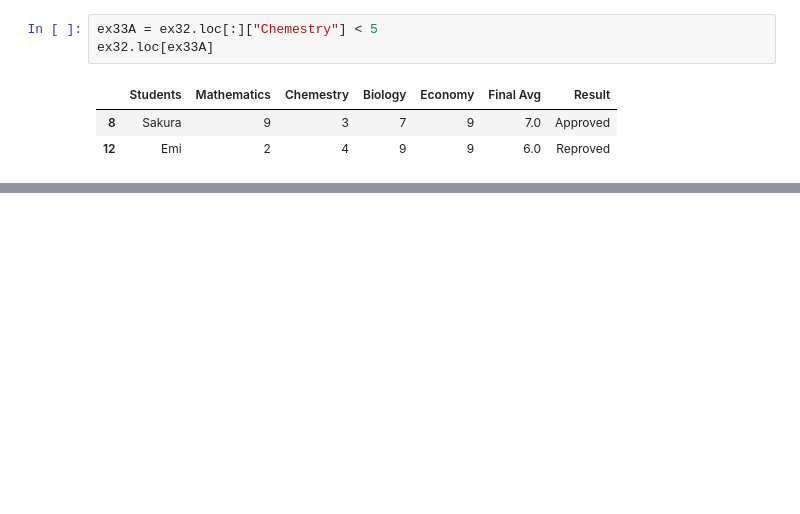
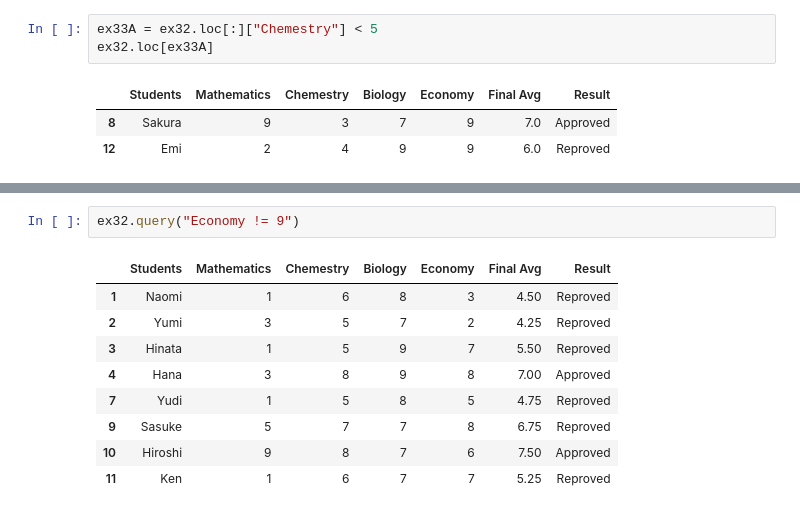
Before and after one commit to lmoreno98/100DaysOfCode, a Jupyter notebook: Python_Practice_guide/Pandas_Essentials.ipynb, the cells around one changed output, grey strips where cells are left out. Drawn from its saved outputs; the diff is of its cells as text; blank space fills up the shorter version.

```diff
--- a/Python_Practice_guide/Pandas_Essentials.ipynb
+++ b/Python_Practice_guide/Pandas_Essentials.ipynb
@@ -1859,0 +1870,12 @@ ex32.loc[ex33A]
+# %%
+ex32.query("Economy != 9")
+# %% [output]
+|  | Students | Mathematics | Chemestry | Biology | Economy | Final Avg | Result |
+| 1 | Naomi | 1 | 6 | 8 | 3 | 4.50 | Reproved |
+| 2 | Yumi | 3 | 5 | 7 | 2 | 4.25 | Reproved |
+| 3 | Hinata | 1 | 5 | 9 | 7 | 5.50 | Reproved |
+| 4 | Hana | 3 | 8 | 9 | 8 | 7.00 | Approved |
+| 7 | Yudi | 1 | 5 | 8 | 5 | 4.75 | Reproved |
+| 9 | Sasuke | 5 | 7 | 7 | 8 | 6.75 | Reproved |
+| 10 | Hiroshi | 9 | 8 | 7 | 6 | 7.50 | Approved |
+| 11 | Ken | 1 | 6 | 7 | 7 | 5.25 | Reproved |
```
Also changed, not shown: parts of 62 cells of this notebook.
